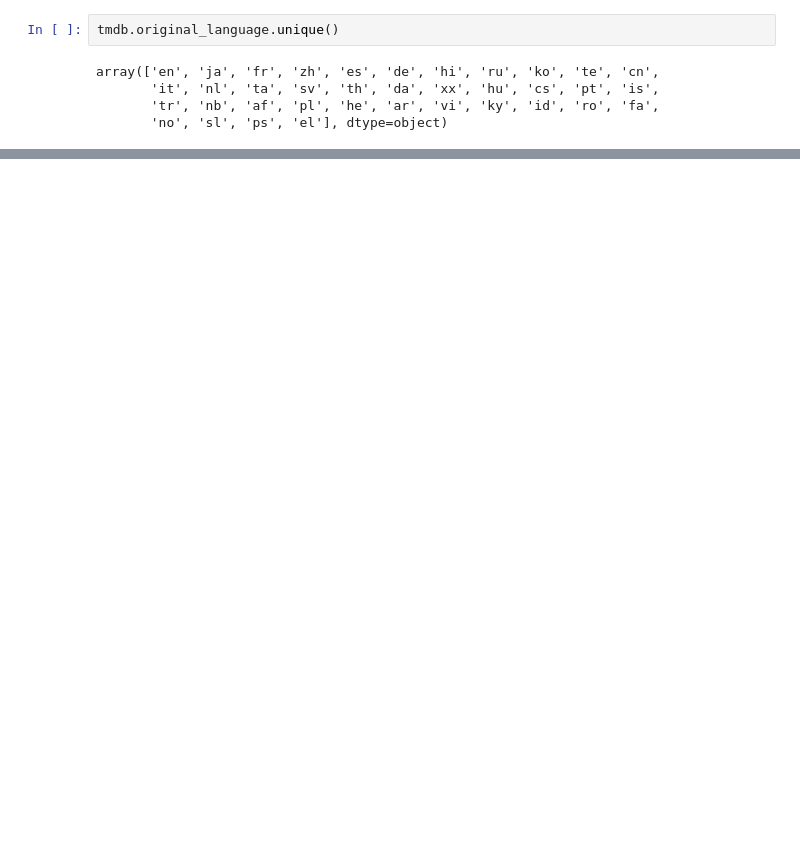
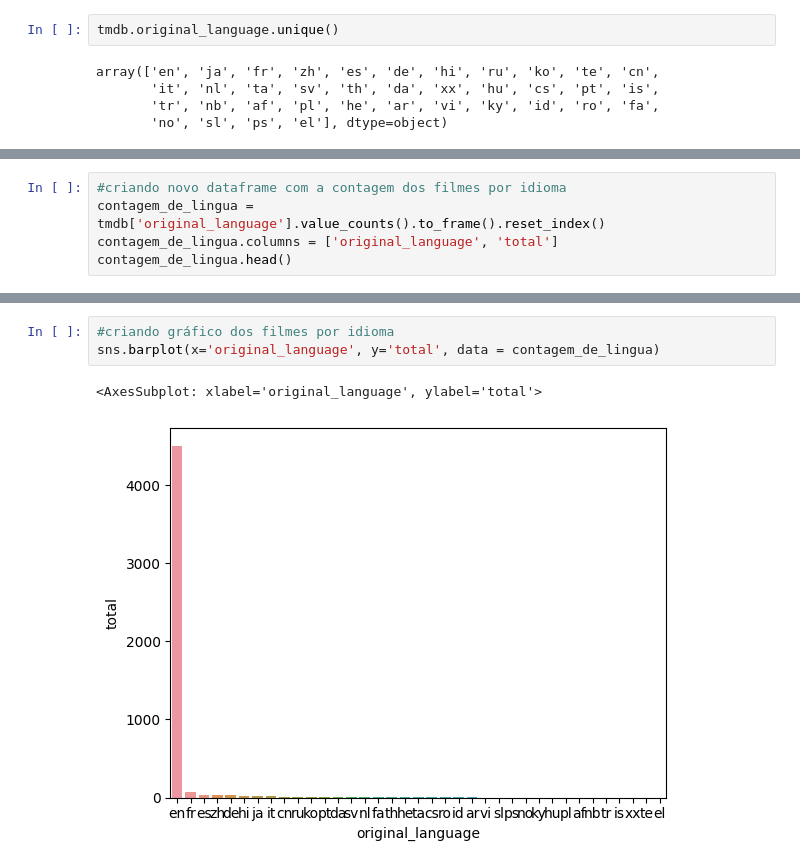
Before and after one commit to willyferreira/curso_introducao_data_science, a Jupyter notebook: introducao_data_science.ipynb, the cells around one changed output, grey strips where cells are left out. Cells and saved outputs as stored; diff of their text form; blank space fills up the shorter version.

```diff
--- a/introducao_data_science.ipynb
+++ b/introducao_data_science.ipynb
@@ -154,0 +234,5 @@ array(['en', 'ja', 'fr', 'zh', 'es', 'de', 'hi', 'ru', 'ko', 'te', 'cn',
+# %%
+#criando novo dataframe com a contagem dos filmes por idioma
+contagem_de_lingua = tmdb['original_language'].value_counts().to_frame().reset_index()
+contagem_de_lingua.columns = ['original_language', 'total']
+contagem_de_lingua.head()
@@ -154,0 +246,6 @@ array(['en', 'ja', 'fr', 'zh', 'es', 'de', 'hi', 'ru', 'ko', 'te', 'cn',
+# %%
+#criando gráfico dos filmes por idioma
+sns.barplot(x='original_language', y='total', data = contagem_de_lingua)
+# %% [output]
+<AxesSubplot: xlabel='original_language', ylabel='total'>
+[figure, added]
```
Also changed, not shown: parts of 7 cells of this notebook.
